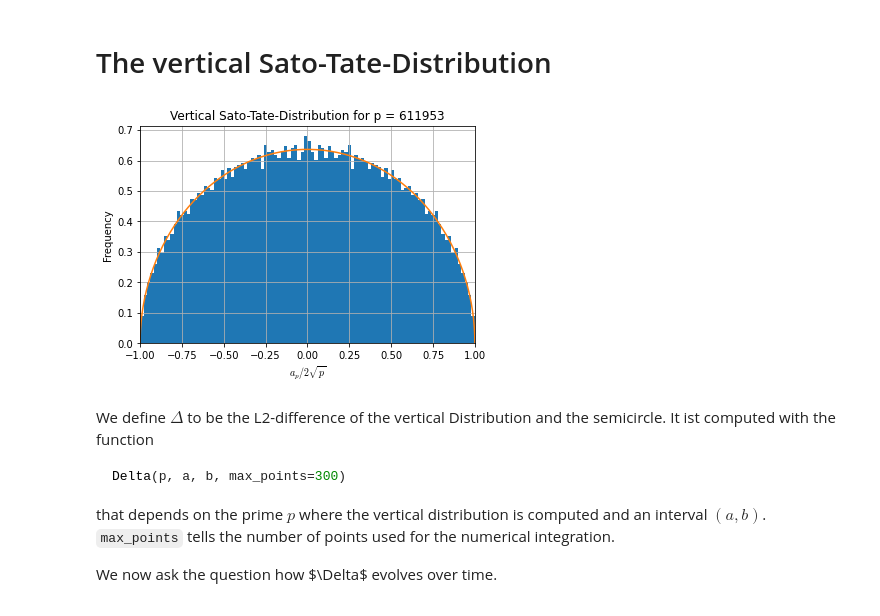
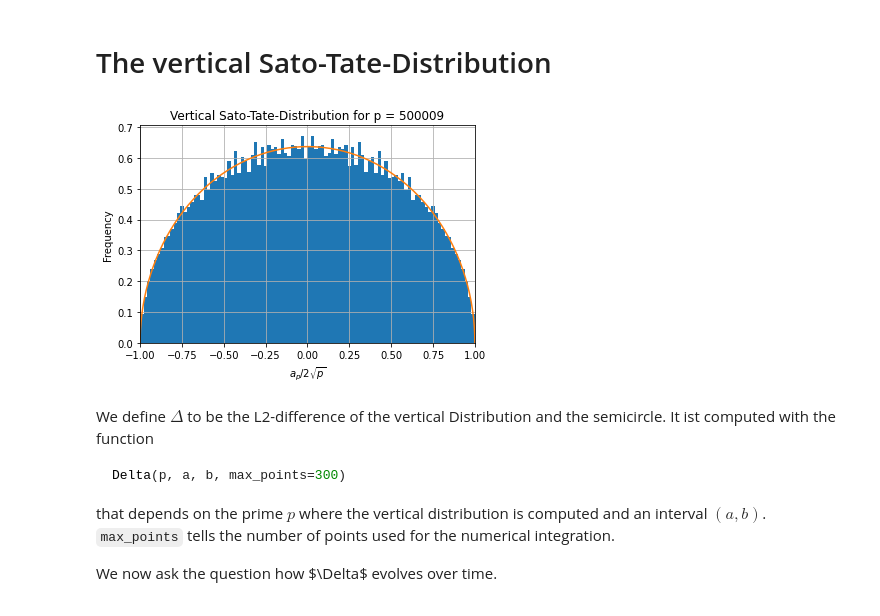
Before and after one commit to JosuaKugler/sato-tate-distributions, a Jupyter notebook: vertical_st.ipynb, the cells around one changed output. Saved outputs shown, nothing was run; the diff lists cells and outputs as text; code cells hidden in the pictures.

Commit message:
refactor vertical st

```diff
--- a/vertical_st.ipynb
+++ b/vertical_st.ipynb
@@ -41,9 +5,8 @@ def histogram(v, num_bins, p):
 # %%
-p = 611953
-
-histogram(fast_aplist(p), 100, p)
+p = 500009
+vertical_st.histogram(100, p)
 # %% [output]
-[figure, old version]
+[figure, new version]
 # %% [markdown]
 We define $\Delta$ to be the L2-difference of the vertical Distribution and the semicircle.
 It ist computed with the function
```
Also changed, not shown: parts of 14 cells of this notebook, 1 other file.
